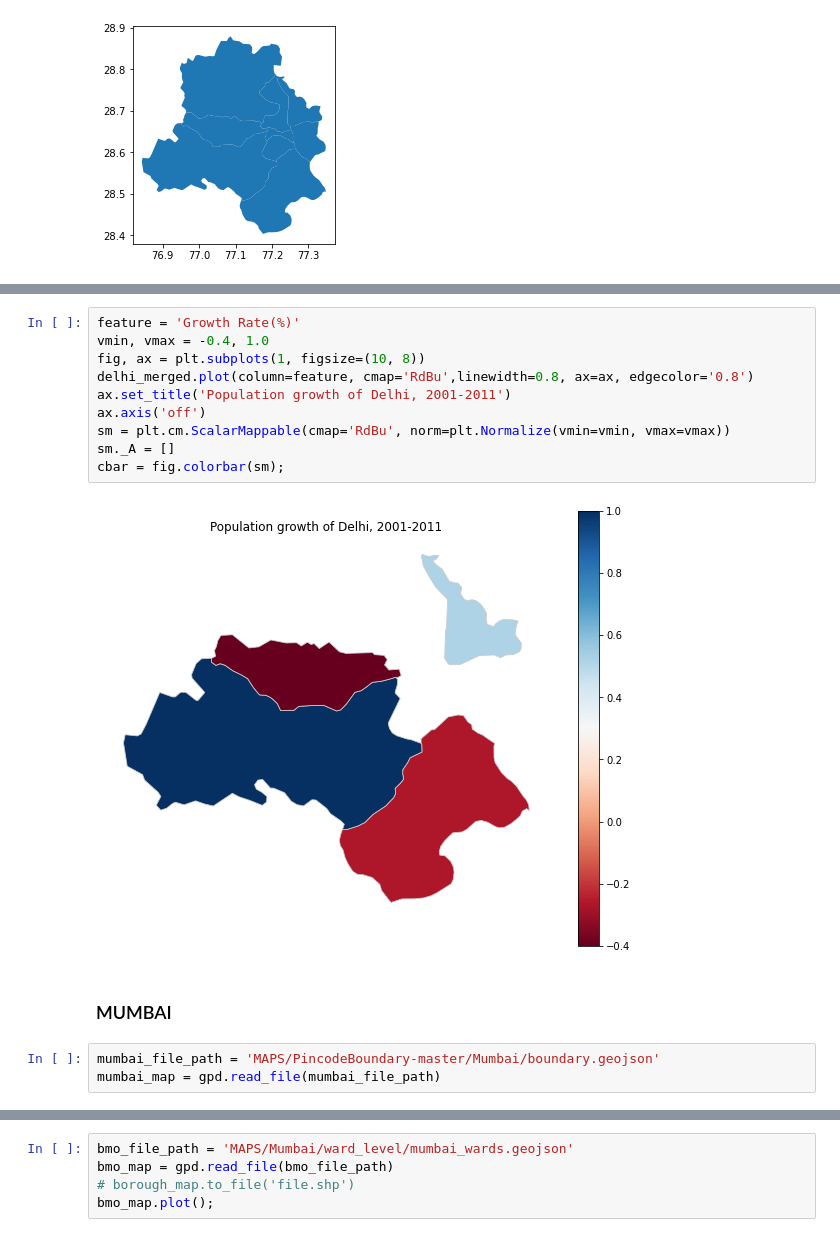
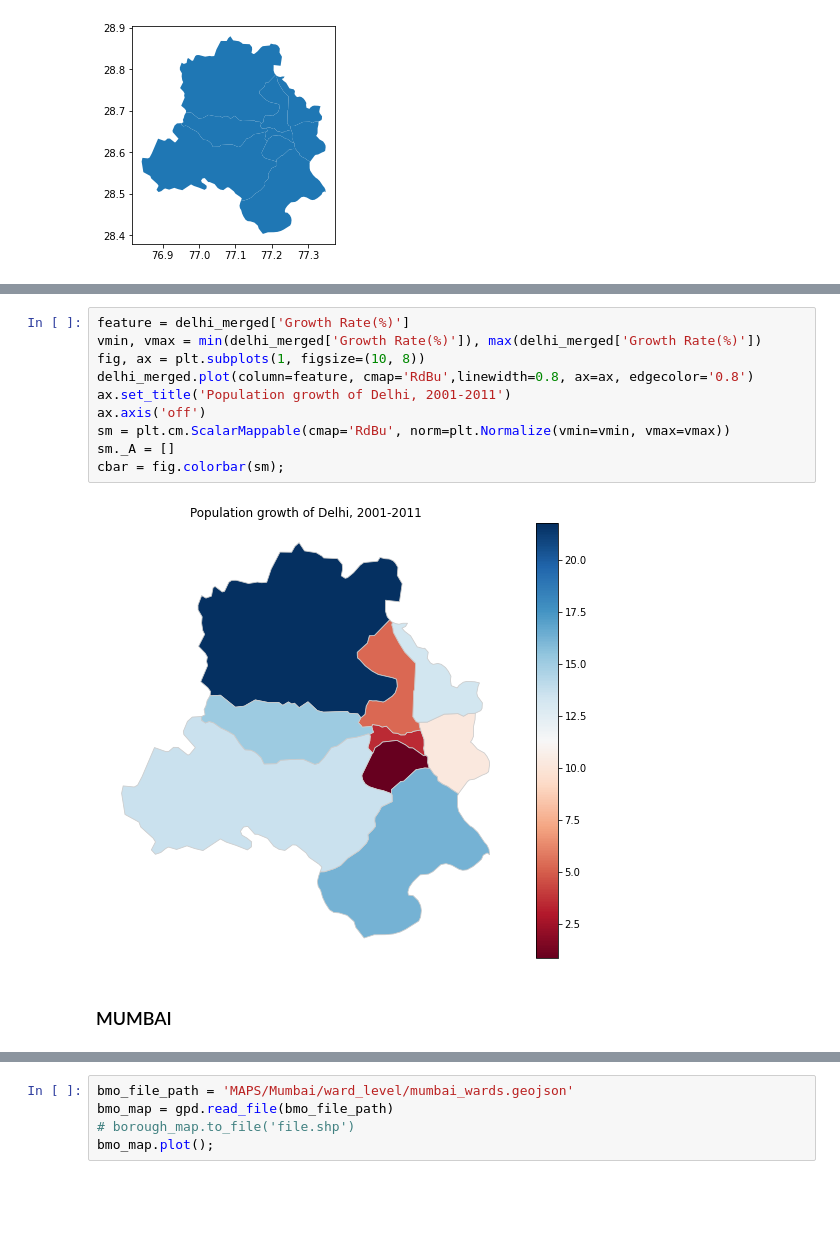
Before and after one commit to Shubhang7100/Urban-Development-Analysis, a Jupyter notebook: Smart Plan Analysis.ipynb, the cells around one changed output, grey strips where cells are left out. Saved outputs shown, nothing was run; the diff lists cells and outputs as text; blank space fills up the shorter version.

```diff
--- a/Smart Plan Analysis.ipynb
+++ b/Smart Plan Analysis.ipynb
@@ -413,17 +383,14 @@ delhi_merged
 # %%
-feature = 'Growth Rate(%)'
-vmin, vmax = -0.4, 1.0
+feature = delhi_merged['Growth Rate(%)']
+vmin, vmax = min(delhi_merged['Growth Rate(%)']), max(delhi_merged['Growth Rate(%)'])
 fig, ax = plt.subplots(1, figsize=(10, 8))
 delhi_merged.plot(column=feature, cmap='RdBu',linewidth=0.8, ax=ax, edgecolor='0.8')
 ax.set_title('Population growth of Delhi, 2001-2011')
 ax.axis('off')
 sm = plt.cm.ScalarMappable(cmap='RdBu', norm=plt.Normalize(vmin=vmin, vmax=vmax))
 sm._A = []
 cbar = fig.colorbar(sm);
 # %% [output]
-[figure, old version]
+[figure, new version]
 # %% [markdown]
 ### MUMBAI
-# %%
-mumbai_file_path = 'MAPS/PincodeBoundary-master/Mumbai/boundary.geojson'
-mumbai_map = gpd.read_file(mumbai_file_path)
```
Also changed, not shown: parts of 21 cells of this notebook, 4 other files.
